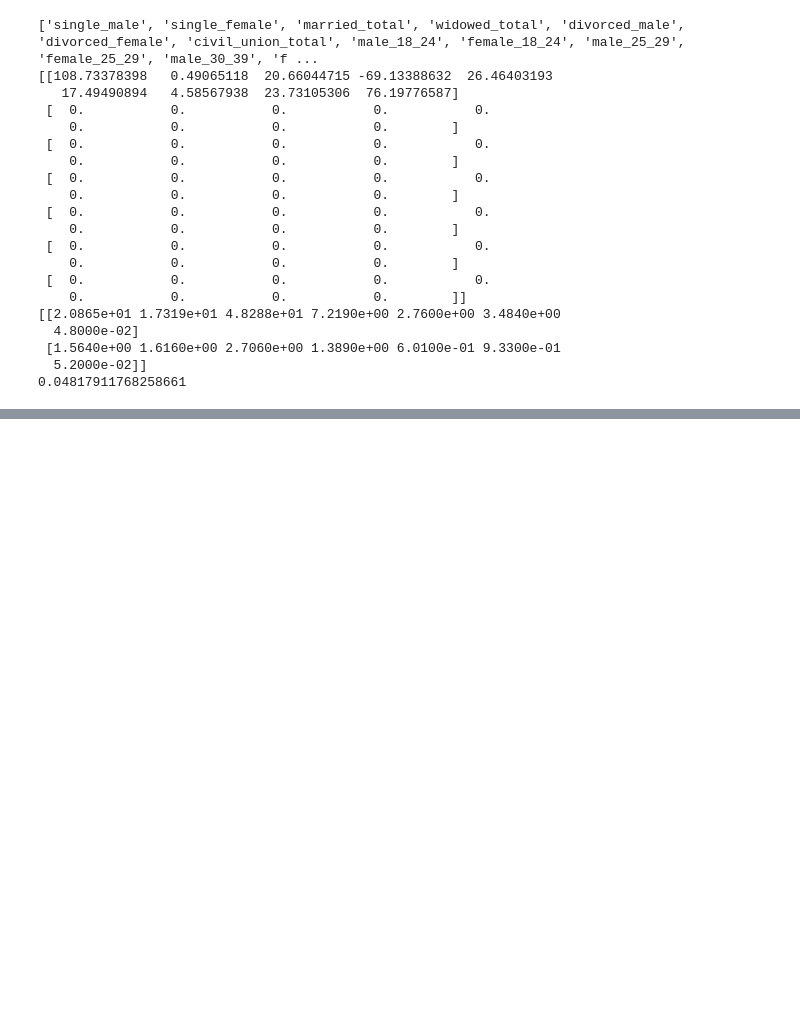
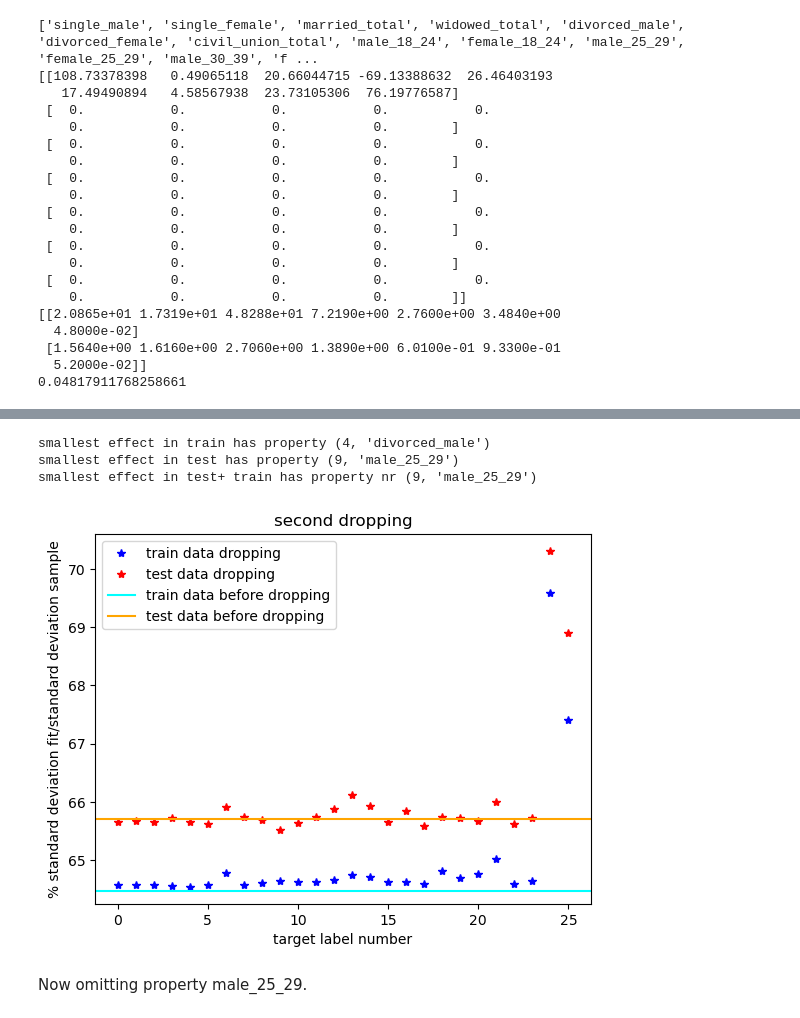
Before and after one commit to tkfritz/Germany-election, a Jupyter notebook: germany_linear.ipynb, the cells around one changed output, grey strips where cells are left out. Drawn from its saved outputs; the diff is of its cells as text; code cells hidden in the pictures; blank space fills up the shorter version.

```diff
--- a/germany_linear.ipynb
+++ b/germany_linear.ipynb
@@ -1833,0 +1891,29 @@ print(statg2[0,6])
+# %%
+norm_feat_train_d=norm_feat_train.drop(labels='male_40_49',axis=1).copy()
+norm_feat_test_d=norm_feat_test.drop(labels='male_40_49',axis=1).copy()
+listg3=listg2.copy()
+listg3.remove('male_40_49')
+print(listg3)
+statlind2=np.zeros((10,len(listp2)+1,len(listg3)))
+statlind2[6,:,0]=np.arange(0,10,1)
+statlind2[9,0,:]=np.arange(0,26,1)
+for i in range(len(listg3)):
+    print(listg3[i])
+    norm_feat_train_d2=norm_feat_train_d.drop(labels=listg3[i],axis=1).copy()
+    norm_feat_test_d2=norm_feat_test_d.drop(labels=listg3[i],axis=1).copy()
+
+    for j in range(len(listp2)):
+        print(j)
+        reg = LinearRegression().fit(norm_feat_train_d2, tar_train.iloc[:,j]) #fit results seem to be bad
+        predtr=reg.predict(norm_feat_train_d2)
+        predte=reg.predict(norm_feat_test_d2)
+        statlind2[0,j,i]=tar_train.iloc[:,j].mean()
+        statlind2[1,j,i]=tar_train.iloc[:,j].std()
+        statlind2[2,j,i]=np.std(tar_train.iloc[:,j]-predtr)
+        statlind2[3,j,i]=tar_test.iloc[:,j].mean()
+        statlind2[4,j,i]=tar_test.iloc[:,j].std()
+        statlind2[5,j,i]=np.std(tar_test.iloc[:,j]-predte)
+        statlind2[7,j,i]=statlind2[2,j,i]/statlind2[1,j,i]
+        statlind2[8,j,i]=statlind2[5,j,i]/statlind2[4,j,i]
+    statlind2[7,len(listp2),i]=np.mean(statlind2[7,0:len(listp2),i])
+    statlind2[8,len(listp2),i]=np.mean(statlind2[8,0:len(listp2),i])
@@ -1833,0 +1938,20 @@ print(statg2[0,6])
+# %%
+plt.plot(statlind2[9,0,:],100*statlind2[7,9,:],'*',ms=6,color='blue',label='train data dropping ')
+plt.plot(statlind2[9,0,:],100*statlind2[8,9,:],'*',ms=6,color='red',label='test data dropping')
+plt.axhline(y=100*np.mean(statlin[2,:]/statlin[1,:]), color='cyan', linestyle='-', label='train data before dropping')
+plt.axhline(y=100*np.mean(statlin[5,:]/statlin[4,:]), color='orange', linestyle='-', label='test data before dropping')
+plt.legend(loc="best")
+plt.ylabel("% standard deviation fit/standard deviation sample")
+plt.xlabel("target label number")
+plt.title("second dropping")
+#plt.yscale("log")
+print(f"smallest effect in train has property {np.argmin(statlind2[7,9,:]), listg3[np.argmin(statlind2[7,9,:])]}")
+print(f"smallest effect in test has property {np.argmin(statlind2[8,9,:]), listg3[np.argmin(statlind2[8,9,:])]}")
+print(f"smallest effect in test+ train has property nr {np.argmin(statlind2[8,9,:]+statlind2[7,9,:]), listg3[np.argmin(statlind2[8,9,:]+statlind2[7,9,:])]}")
+# %% [output]
+smallest effect in train has property (4, 'divorced_male')
+smallest effect in test has property (9, 'male_25_29')
+smallest effect in test+ train has property nr (9, 'male_25_29')
+[figure, added]
+# %% [markdown]
+Now omitting property male_25_29.
```
Also changed, not shown: parts of 32 cells of this notebook.
